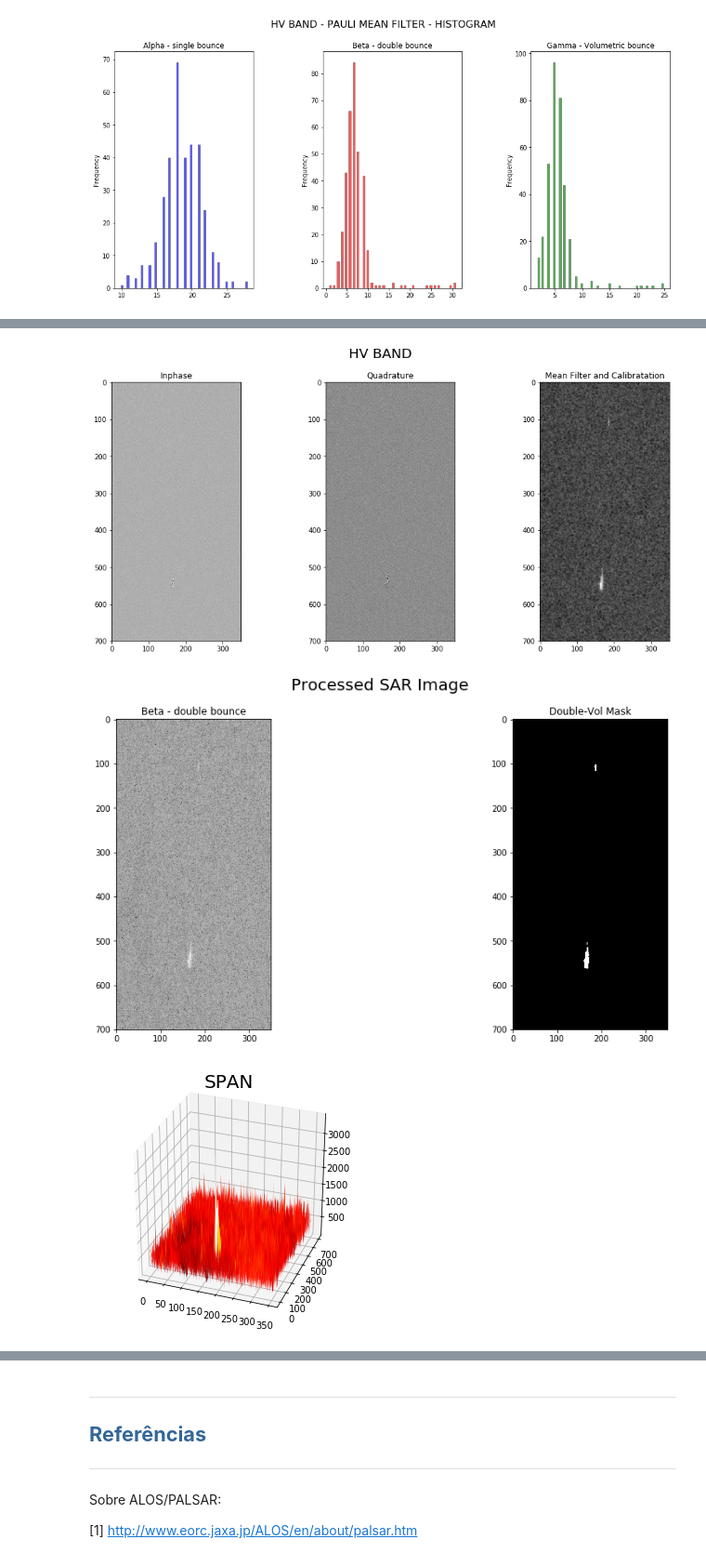
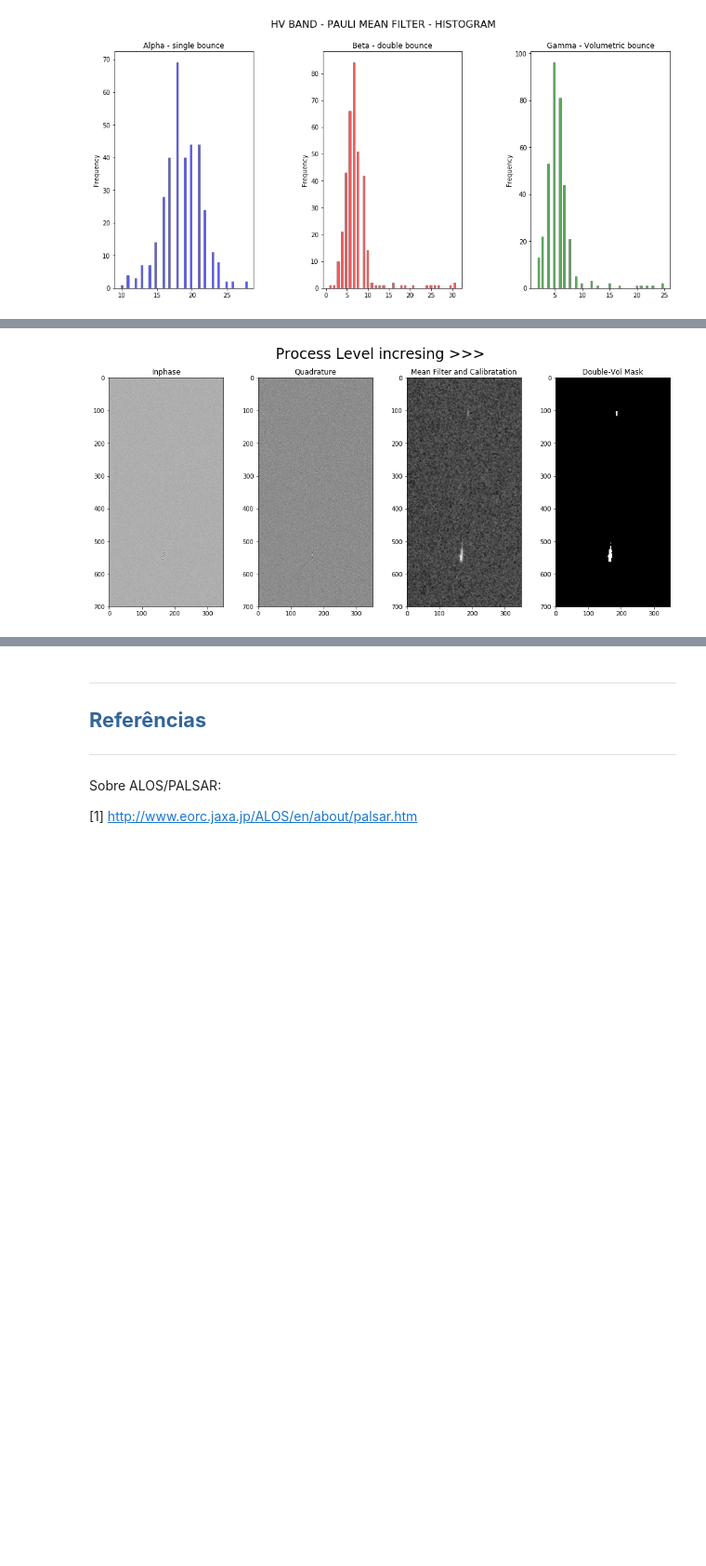
Before and after one commit to leonanlef/SER347_Project, a Jupyter notebook: Projeto_SER347.ipynb, the cells around one changed output, grey strips where cells are left out. Shown at 93% size. Cells and saved outputs as stored; diff of their text form; code cells hidden in the pictures; blank space fills up the shorter version.

```diff
--- a/Projeto_SER347.ipynb
+++ b/Projeto_SER347.ipynb
@@ -843,39 +866,27 @@ TridimHotmap(fatiamento_vol , "VOLUMETRIC BOUNCE >= 11")
 # %%
 # Mostrar resultados para comparação:
 
 Inphase, Quadrature = InPhaseAndQuadrature(subset_HV)
 
-plt.figure( figsize=(16, 7) )
-plt.suptitle("HV BAND", fontsize = 20)
+plt.figure( figsize=(17, 7) )
+plt.suptitle("Process Level incresing >>>", fontsize = 24)
 
-plt.subplot(131)
+plt.subplot(141)
 plt.imshow(Inphase, cmap='gray')
 plt.title("Inphase")
 
-plt.subplot(132)
+plt.subplot(142)
 plt.imshow(Quadrature, cmap='gray')
 plt.title("Quadrature")
 
-plt.subplot(133)
+plt.subplot(143)
 plt.imshow(subsetHV_SigmaMean, cmap='gray')
 plt.title("Mean Filter and Calibratation")
 
-plt.figure( figsize=(16, 7) )
-plt.suptitle("Processed SAR Image", fontsize = 20)
-
-plt.subplot(121)
-plt.imshow(double_bounce, cmap='gray')
-plt.title("Beta - double bounce")
-
-plt.subplot(122)
+plt.subplot(144)
 plt.imshow(ts_filt_3, cmap='gray')
 plt.title("Double-Vol Mask")
 
 plt.show()
-
-TridimHotmap(span , "SPAN")
-TridimHotmap(fatiamento_double , "DOUBLE BOUNCE >= 15")
 # %% [output]
-[figure, old version]
+[figure, new version]
-[figure, removed]
-[figure, removed]
```
Also changed, not shown: parts of 18 cells of this notebook.
